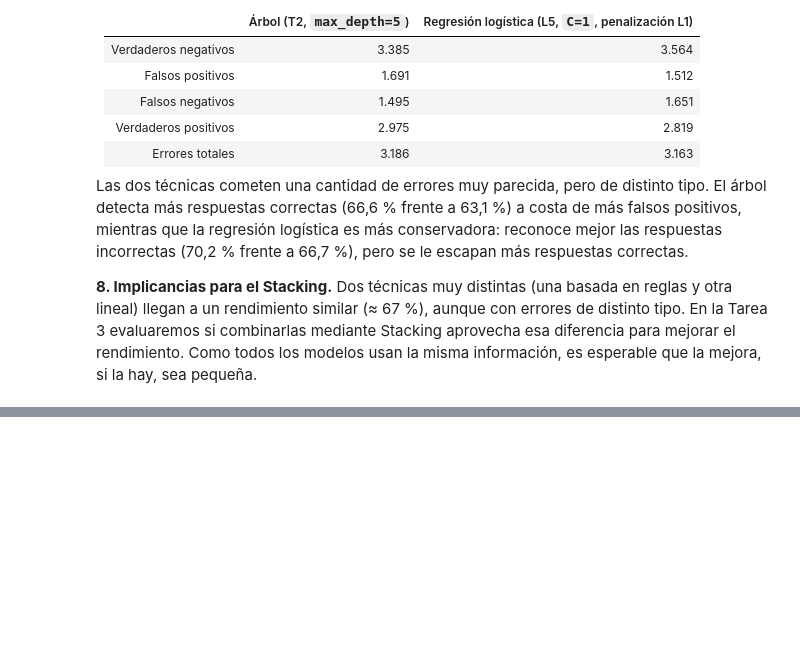
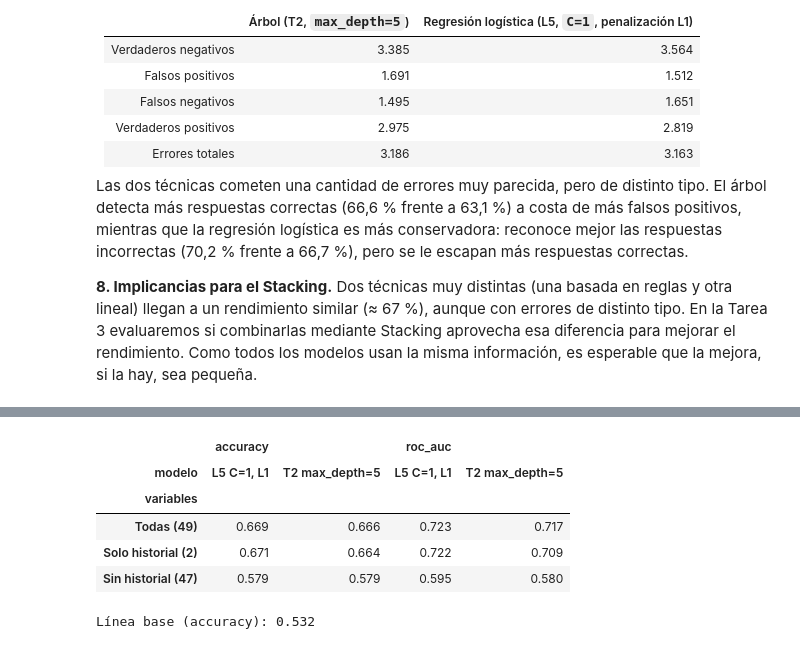
Before and after one commit to Delfina-Flaherty/TPMineria, a Jupyter notebook: notebooks/02_clasificacion.ipynb, the cells around one changed output, grey strips where cells are left out. Drawn from its saved outputs; the diff is of its cells as text; code cells hidden in the pictures; blank space fills up the shorter version.

```diff
--- a/notebooks/02_clasificacion.ipynb
+++ b/notebooks/02_clasificacion.ipynb
@@ -353,0 +444,24 @@ Las dos técnicas cometen una cantidad de errores muy parecida, pero de distinto
+# %%
+COLS_HISTORIAL = ['Student ID', 'Est_Topic_Level']
+variantes = {
+    'Todas (49)': (X_sel, COLS_TE),
+    'Solo historial (2)': (X_sel[COLS_HISTORIAL], COLS_HISTORIAL),
+    'Sin historial (47)': (X_sel.drop(columns=COLS_HISTORIAL), []),
+}
+
+filas = []
+for nombre_var, (Xv, cols) in variantes.items():
+    for nombre_mod, modelo in [(mejor_arbol, arboles[mejor_arbol]), (mejor_log, logisticas[mejor_log])]:
+        filas.append({**evaluar(nombre_mod, modelo, Xv, y, cols_te=cols), 'variables': nombre_var})
+
+ablacion = pd.DataFrame(filas).pivot_table(index='variables', columns='modelo', values=['accuracy', 'roc_auc'])
+display(ablacion.loc[list(variantes)].round(3))
+print('Línea base (accuracy):', round(y.value_counts(normalize=True).max(), 3))
+# %% [output]
+|  | accuracy |  | roc_auc |  |
+| modelo | L5 C=1, L1 | T2 max_depth=5 | L5 C=1, L1 | T2 max_depth=5 |
+| variables |  |  |  |  |
+| Todas (49) | 0.669 | 0.666 | 0.723 | 0.717 |
+| Solo historial (2) | 0.671 | 0.664 | 0.722 | 0.709 |
+| Sin historial (47) | 0.579 | 0.579 | 0.595 | 0.580 |
+Línea base (accuracy): 0.532
```
Also changed, not shown: parts of 8 cells of this notebook, 2 other files.
